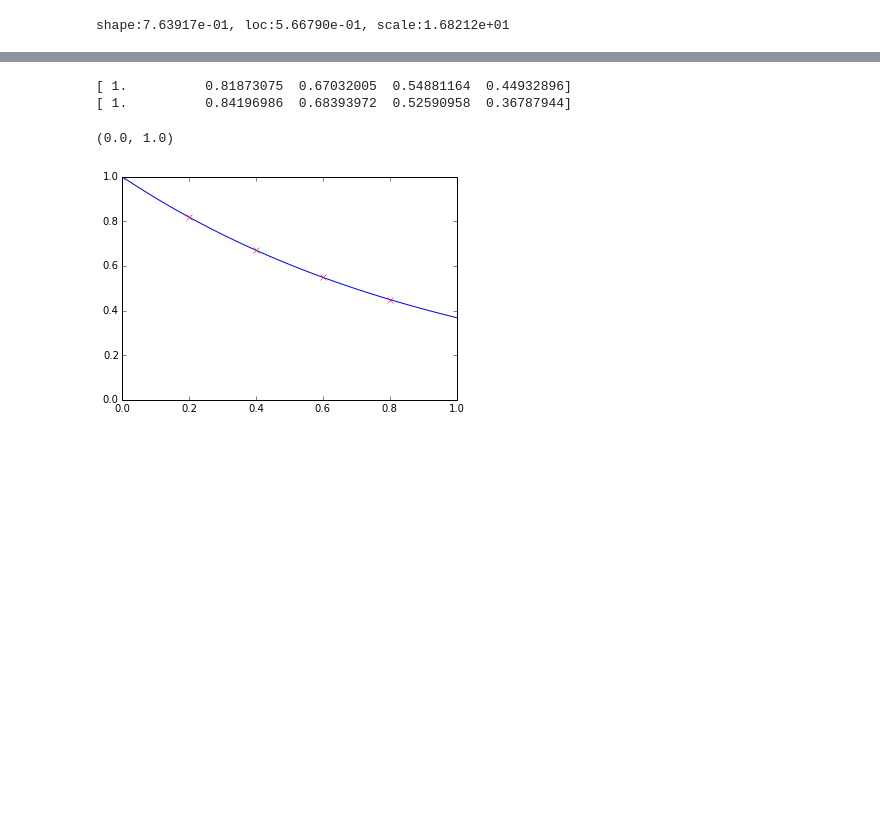
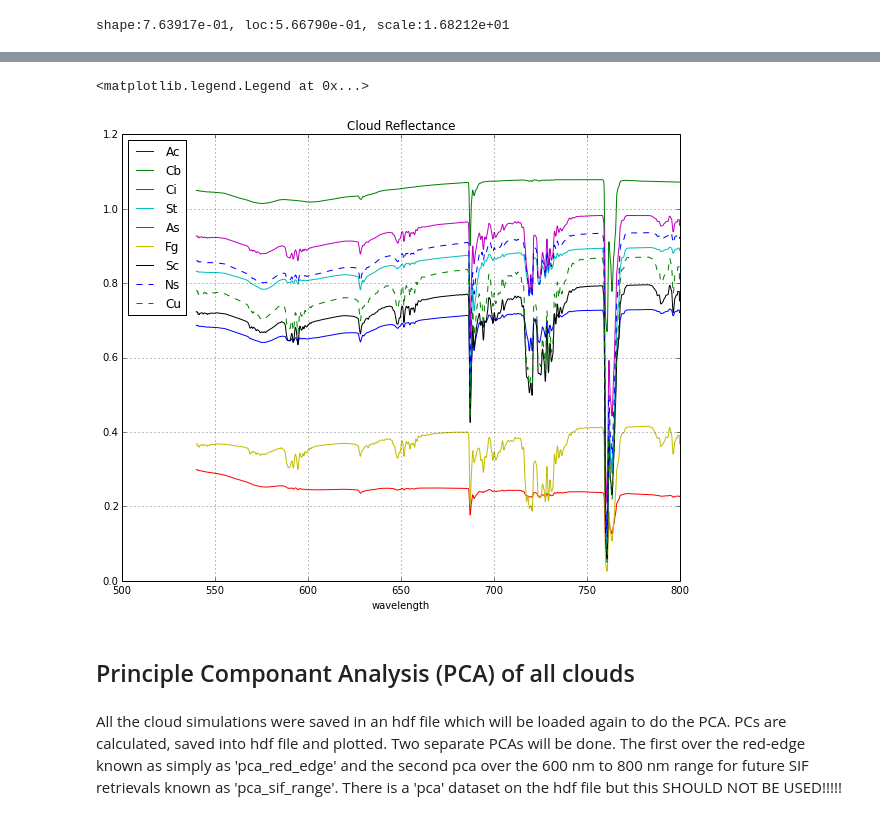
Before and after one commit to malapradej/Fluorescence_PhD, a Jupyter notebook: DASF/DASF_WB1_Clouds.ipynb, the cells around one changed output, grey strips where cells are left out. Saved outputs shown, nothing was run; the diff lists cells and outputs as text; code cells hidden in the pictures; blank space fills up the shorter version.

```diff
--- a/DASF/DASF_WB1_Clouds.ipynb
+++ b/DASF/DASF_WB1_Clouds.ipynb
@@ -451,22 +557,0 @@ IndexError: invalid slice
-# %%
-x = np.linspace(0., 1., 100)
-y = np.exp(-x)
-plt.plot(x, y)
-
-x = np.arange(0., 1., 0.2)
-y = np.exp(-x)
-print y
-plt.plot(x, y, 'rx')
-
-ymax = np.exp(-1)
-y = np.linspace(1., ymax, 5)
-print y
-x = np.log(-y)
-plt.plot(x, y, 'k+', markersize=40)
-
-plt.ylim(0., 1.)
-# %% [output]
-[ 1.          0.81873075  0.67032005  0.54881164  0.44932896]
-[ 1.          0.84196986  0.68393972  0.52590958  0.36787944]
-(0.0, 1.0)
-[figure, removed]
@@ -479,0 +558,26 @@ n_comp = 5
+# %%
+# load the cloud reflectance data
+
+h5_fn = 'cloud_sims.h5'
+spec_df = pd.read_hdf(h5_fn, key='reflectance')
+# %%
+# plot reflectance from a sample of each cloud type
+import random
+
+styles = ['b-','g-','r-', 'c-', 'm-', 'y-', 'k-', 'b--', 'g--']
+columns = spec_df.columns
+seen = dict()
+for col in columns:
+    seen.setdefault(col[0], []).append(col) # dictionary with keys as type (eg. 'Fg') and col index values
+        # appended as tuples
+cols = [random.choice(seen[firstcol]) for firstcol in seen] # loop over keys and random select a tuple
+spec_df[cols].plot(title='Cloud Reflectance', figsize=(10,8), style=styles, legend=False)
+labels = [i[0] for i in cols]
+plt.legend(labels, loc='best')
+# %% [output]
+<matplotlib.legend.Legend at 0x...>
+[figure, added]
+# %% [markdown]
+## Principle Componant Analysis (PCA) of all clouds
+# %% [markdown]
+All the cloud simulations were saved in an hdf file which will be loaded again to do the PCA. PCs are calculated, saved into hdf file and plotted. Two separate PCAs will be done. The first over the red-edge known as simply as 'pca_red_edge' and the second pca over the 600 nm to 800 nm range for future SIF retrievals known as 'pca_sif_range'. There is a 'pca' dataset on the hdf file but this SHOULD NOT BE USED!!!!!
```
Also changed, not shown: parts of 25 cells of this notebook, 1 other file.
